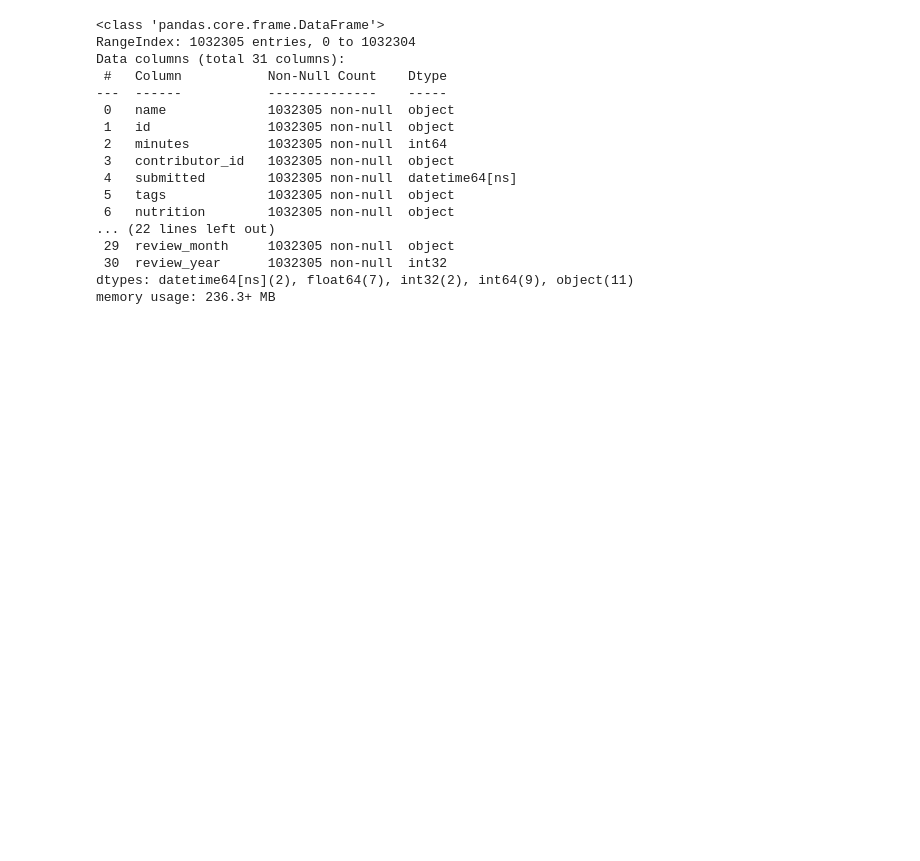
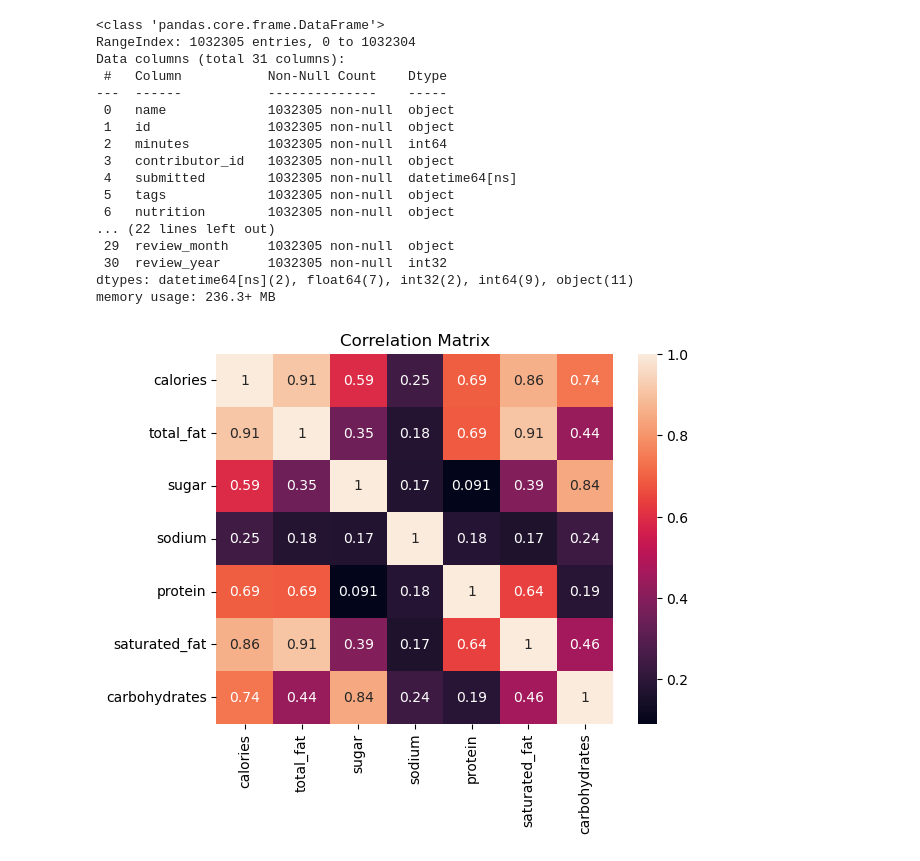
Before and after one commit to HuyGDo/Project_Nhom9_IT3180_20241, a Jupyter notebook: Recommendation System/EDA.ipynb, the cells around one changed output. Saved outputs shown, nothing was run; the diff lists cells and outputs as text; code cells hidden in the pictures; blank space fills up the shorter version.

```diff
--- a/Recommendation System/EDA.ipynb
+++ b/Recommendation System/EDA.ipynb
@@ -87,3 +87,10 @@ Data columns (total 31 columns):
  30  review_year      1032305 non-null  int32
 dtypes: datetime64[ns](2), float64(7), int32(2), int64(9), object(11)
 memory usage: 236.3+ MB
+# %%
+correlation_matrix = merged_df[['calories', 'total_fat', 'sugar', 'sodium', 'protein', 'saturated_fat', 'carbohydrates']].corr()
+sns.heatmap(correlation_matrix, annot=True)
+plt.title('Correlation Matrix')
+plt.show()
+# %% [output]
+[figure, added]
```
Also changed, not shown: parts of 17 cells of this notebook.
